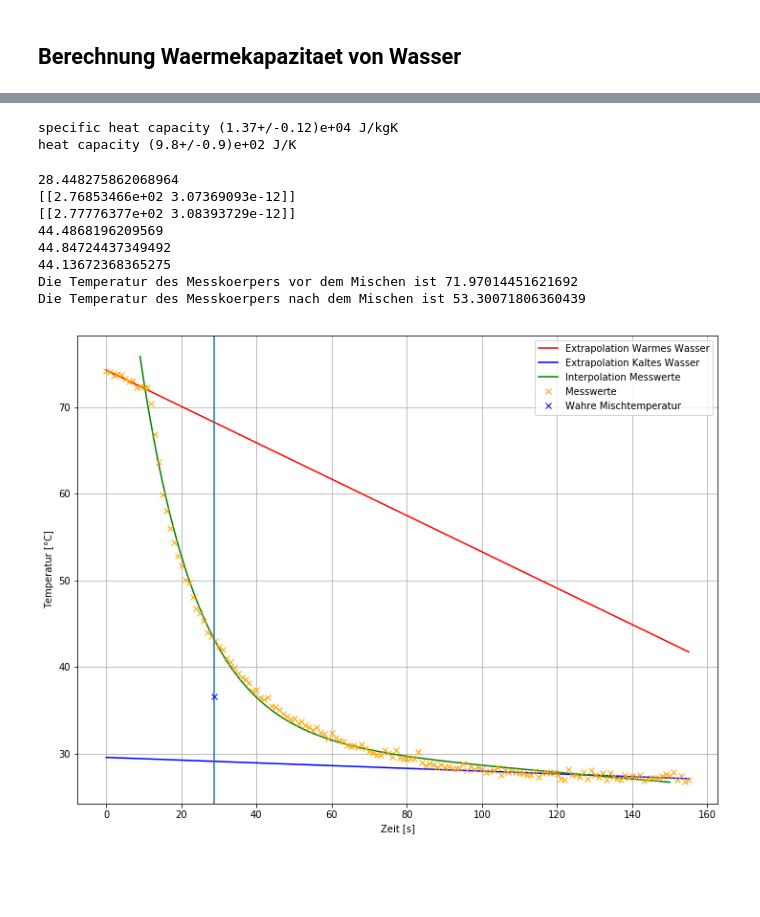
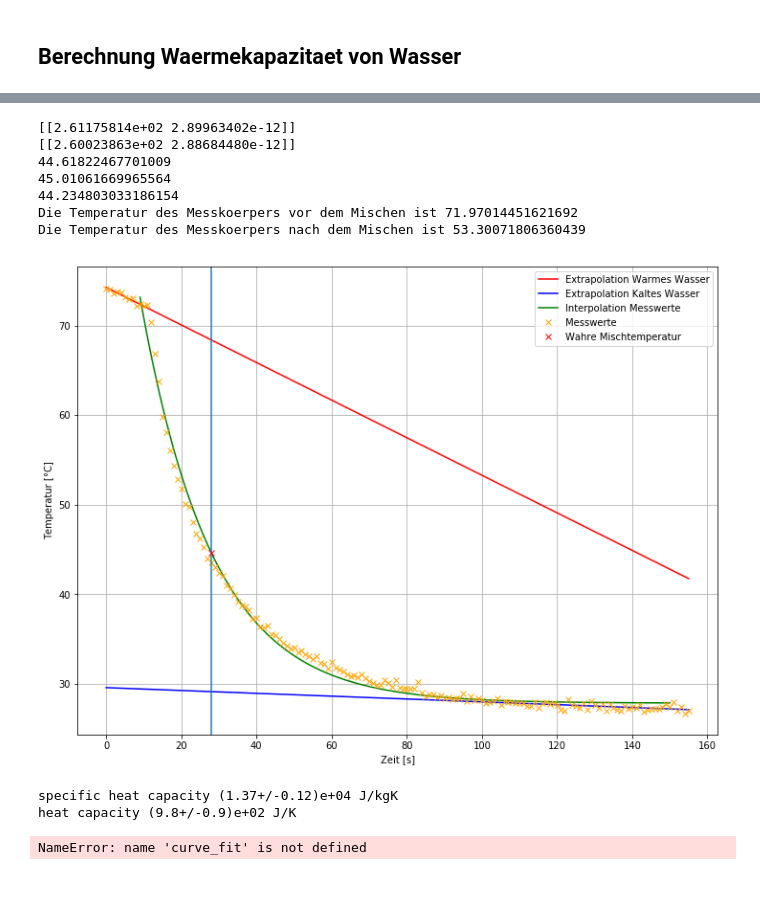
Before and after one commit to BigThonkers/APAP1, a Jupyter notebook: 3_31/Python_31_new.ipynb, the cells around one changed output, grey strips where cells are left out. Cells and saved outputs as stored; diff of their text form; code cells hidden in the pictures.

Commit message:
Actually fixed the graph

```diff
--- a/3_31/Python_31_new.ipynb
+++ b/3_31/Python_31_new.ipynb
@@ -204,35 +207,44 @@ import scipy.integrate as integrate
 
 #plt.plot(x_,equ(x_),color='purple')
 
 #print(equ(29))
 
 t_m=28
 intl1=integrate.quad(equm,t_m,t_l)
 intl2=integrate.quad(equl,t_m,t_l)
 inth1=integrate.quad(equm,t_h,t_m)
 inth2=integrate.quad(equh,t_h,t_m)
 
 print(np.array([intl1])-np.array([intl2]))
 print(np.array([inth2])-np.array([inth1]))
 plt.axvline(t_m)
-plt.plot(t_m,y_0+y_1*np.exp(-k*x_e[43]),'x',color='blue',label='Wahre Mischtemperatur')
+plt.plot(t_m,y_0+y_1*np.exp(-k*x_e[43]),'x',color='red',label='Wahre Mischtemperatur')
 print(y_0+y_1*np.exp(-k*x_e[43]))
 print(y_0+y_1*np.exp(-k*x_e[42]))
 print(y_0+y_1*np.exp(-k*x_e[44]))
 print('Die Temperatur des Messkoerpers vor dem Mischen ist',a_h*t_h+b_h)
 print('Die Temperatur des Messkoerpers nach dem Mischen ist',a_h*t_l+b_h)
 #plt.plot(t_m1,T_m1v,'x',label='Wahre Mischtemperatur',color="purple")
 #plt.plot(t_m2,T_m2v,'x',label='2. "Wahre" Mischtemperatur',color="orange")
 #plt.plot()
 fig_size=plt.rcParams["figure.figsize"]
 fig_size[0]=12
 fig_size[1]=9
 plt.rcParams["figure.figsize"]=fig_size
 plt.legend(loc=1)
 #plt.axvline(t_m1,color="purple")
-#plt.savefig(fname='/home/a/Documents/uni/AP1/git/Praktikum-A1/3_31/Graph_Mix_Obj.png',dpi=300)
+plt.savefig(fname='/home/a/Documents/uni/AP1/git/Praktikum-A1/3_31/Graph_Mix_Obj.png',dpi=300)
 plt.show()
 #print('Unsere Mischungstemperatur ist',T_m1v)
+# %% [output]
+[[2.61175814e+02 2.89963402e-12]]
+[[2.60023863e+02 2.88684480e-12]]
+44.61822467701009
+45.01061669965564
+44.234803033186154
+Die Temperatur des Messkoerpers vor dem Mischen ist 71.97014451621692
+Die Temperatur des Messkoerpers nach dem Mischen ist 53.30071806360439
+[figure, added]
 # %%
 with open ('Measurements/solid/solid_2_cooldown_process','r') as myfile:
     data=myfile.read().replace(',','.').replace('\n',',').replace('	',',')
@@ -370,7 +382,7 @@ print(x_e[44])
 print(np.array([intl1])-np.array([intl2]))
 print(np.array([inth2])-np.array([inth1]))
 plt.axvline(t_m)
-plt.plot(t_m,y_0+y_1*np.exp(-k*x_e[43]+g*x_e[44]),'x',color='blue',label='Wahre Mischtemperatur')
+plt.plot(t_m,y_0+y_1*np.exp(-k*x_e[43])+g*x_e[44],'x',color='blue',label='Wahre Mischtemperatur')
 print(y_0+y_1*np.exp(-k*x_e[44]))
 print(y_0+y_1*np.exp(-k*x_e[43]))
 print(y_0+y_1*np.exp(-k*x_e[45]))
@@ -389,14 +401,6 @@ plt.savefig(fname='/home/a/Documents/uni/AP1/git/Praktikum-A1/3_31/Graph_Mix_Obj
 plt.show()
 #print('Unsere Mischungstemperatur ist',T_m1v)
 # %% [output]
-28.448275862068964
-[[2.76853466e+02 3.07369093e-12]]
-[[2.77776377e+02 3.08393729e-12]]
-44.4868196209569
-44.84724437349492
-44.13672368365275
-Die Temperatur des Messkoerpers vor dem Mischen ist 71.97014451621692
-Die Temperatur des Messkoerpers nach dem Mischen ist 53.30071806360439
+NameError: name 'curve_fit' is not defined
-[figure, removed]
 # %% [markdown]
 ####
```
Also changed, not shown: parts of 1 cell of this notebook, 1 other file.
